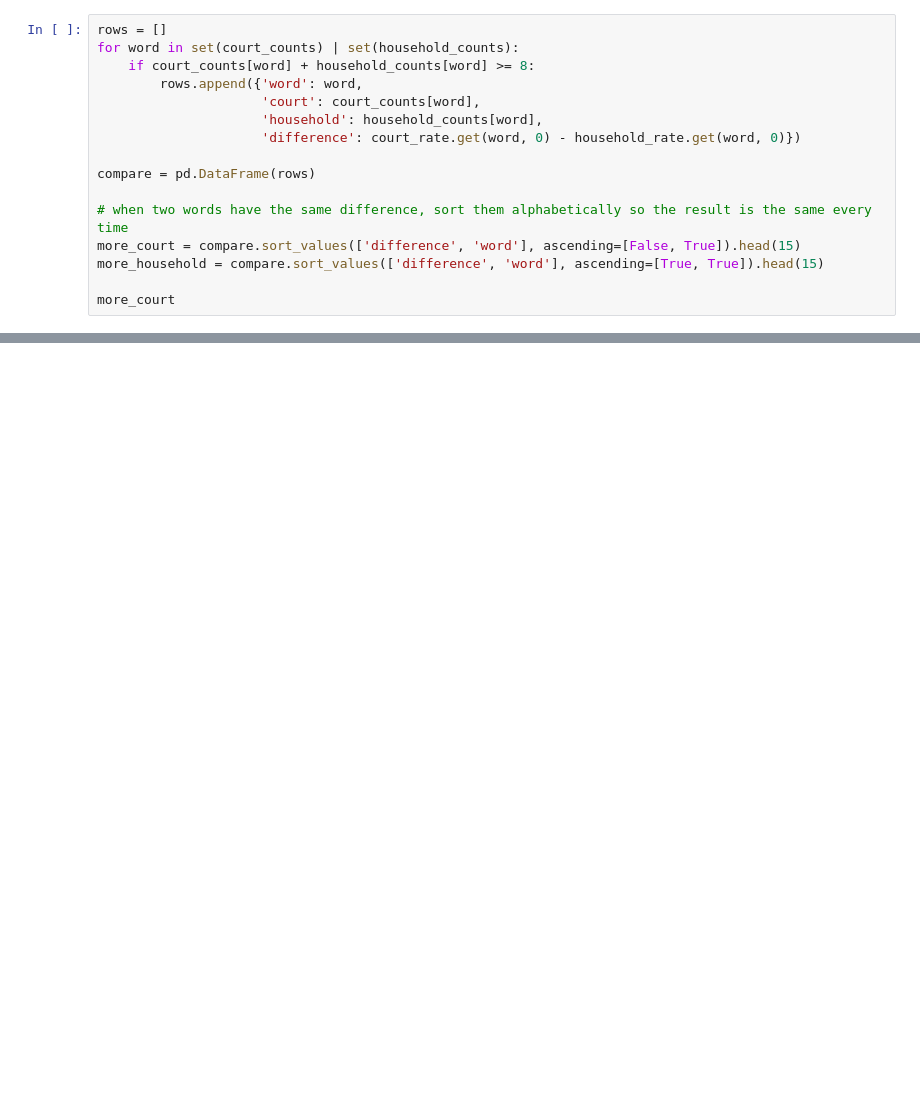
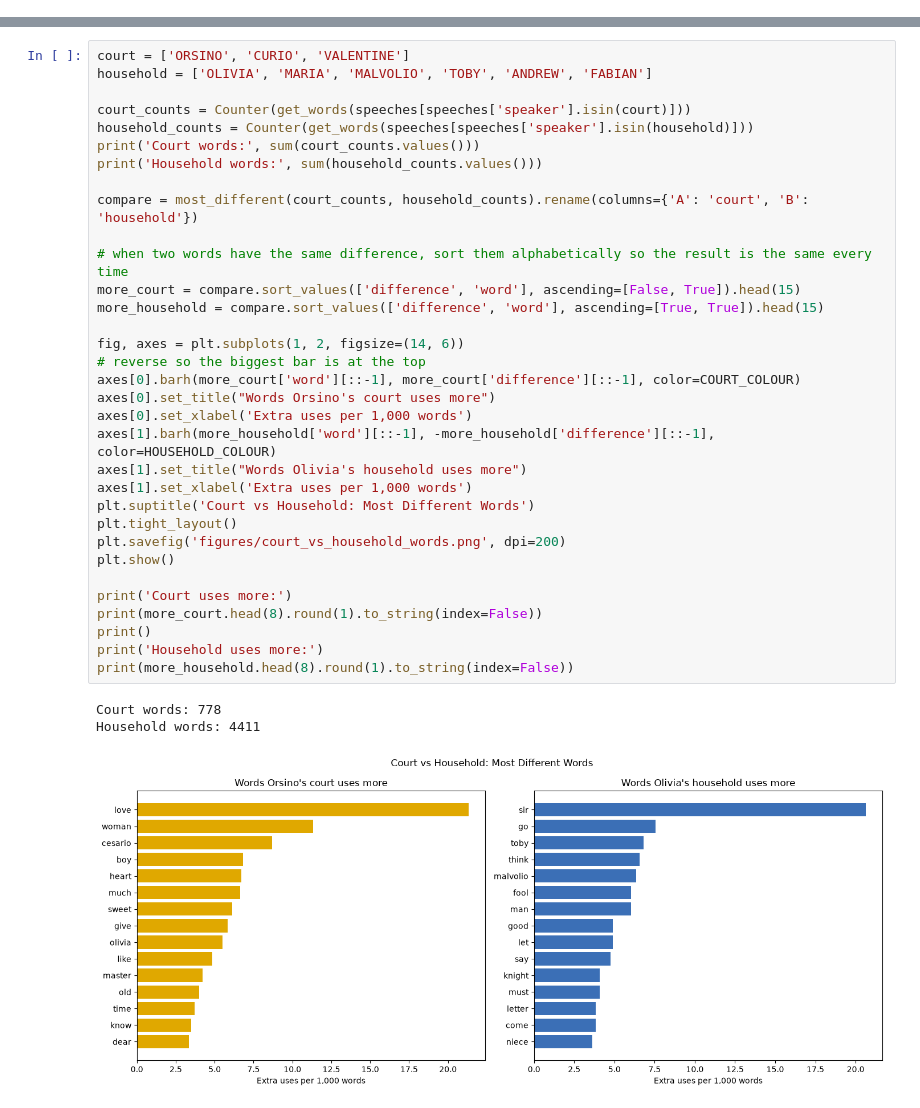
Before and after one commit to SoumyA4348/twelfth-night-dialogue-analysis, a Jupyter notebook: word_frequency.ipynb, the cells around one changed output, grey strips where cells are left out. Drawn from its saved outputs; the diff is of its cells as text; blank space fills up the shorter version.

```diff
--- a/word_frequency.ipynb
+++ b/word_frequency.ipynb
@@ -148,16 +0,0 @@ We only keep words used at least 8 times in total, so rare words don't take over
-# %%
-rows = []
-for word in set(court_counts) | set(household_counts):
-    if court_counts[word] + household_counts[word] >= 8:
-        rows.append({'word': word,
-                     'court': court_counts[word],
-                     'household': household_counts[word],
-                     'difference': court_rate.get(word, 0) - household_rate.get(word, 0)})
-
-compare = pd.DataFrame(rows)
-
-# when two words have the same difference, sort them alphabetically so the result is the same every time
-more_court = compare.sort_values(['difference', 'word'], ascending=[False, True]).head(15)
-more_household = compare.sort_values(['difference', 'word'], ascending=[True, True]).head(15)
-
-more_court
@@ -308,0 +143,37 @@ table
+# %%
+court = ['ORSINO', 'CURIO', 'VALENTINE']
+household = ['OLIVIA', 'MARIA', 'MALVOLIO', 'TOBY', 'ANDREW', 'FABIAN']
+
+court_counts = Counter(get_words(speeches[speeches['speaker'].isin(court)]))
+household_counts = Counter(get_words(speeches[speeches['speaker'].isin(household)]))
+print('Court words:', sum(court_counts.values()))
+print('Household words:', sum(household_counts.values()))
+
+compare = most_different(court_counts, household_counts).rename(columns={'A': 'court', 'B': 'household'})
+
+# when two words have the same difference, sort them alphabetically so the result is the same every time
+more_court = compare.sort_values(['difference', 'word'], ascending=[False, True]).head(15)
+more_household = compare.sort_values(['difference', 'word'], ascending=[True, True]).head(15)
+
+fig, axes = plt.subplots(1, 2, figsize=(14, 6))
+# reverse so the biggest bar is at the top
+axes[0].barh(more_court['word'][::-1], more_court['difference'][::-1], color=COURT_COLOUR)
+axes[0].set_title("Words Orsino's court uses more")
+axes[0].set_xlabel('Extra uses per 1,000 words')
+axes[1].barh(more_household['word'][::-1], -more_household['difference'][::-1], color=HOUSEHOLD_COLOUR)
+axes[1].set_title("Words Olivia's household uses more")
+axes[1].set_xlabel('Extra uses per 1,000 words')
+plt.suptitle('Court vs Household: Most Different Words')
+plt.tight_layout()
+plt.savefig('figures/court_vs_household_words.png', dpi=200)
+plt.show()
+
+print('Court uses more:')
+print(more_court.head(8).round(1).to_string(index=False))
+print()
+print('Household uses more:')
+print(more_household.head(8).round(1).to_string(index=False))
+# %% [output]
+Court words: 778
+Household words: 4411
+[figure, added]
```
Also changed, not shown: parts of 44 cells of this notebook, 3 other files.
